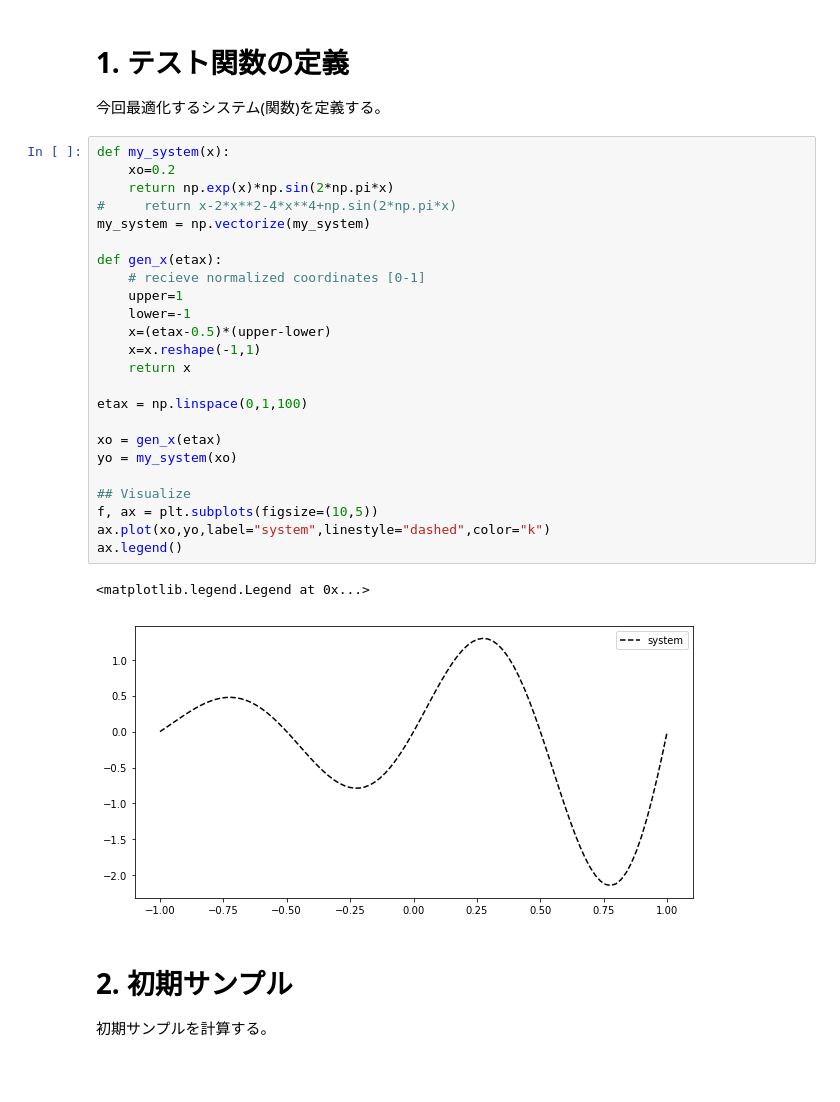
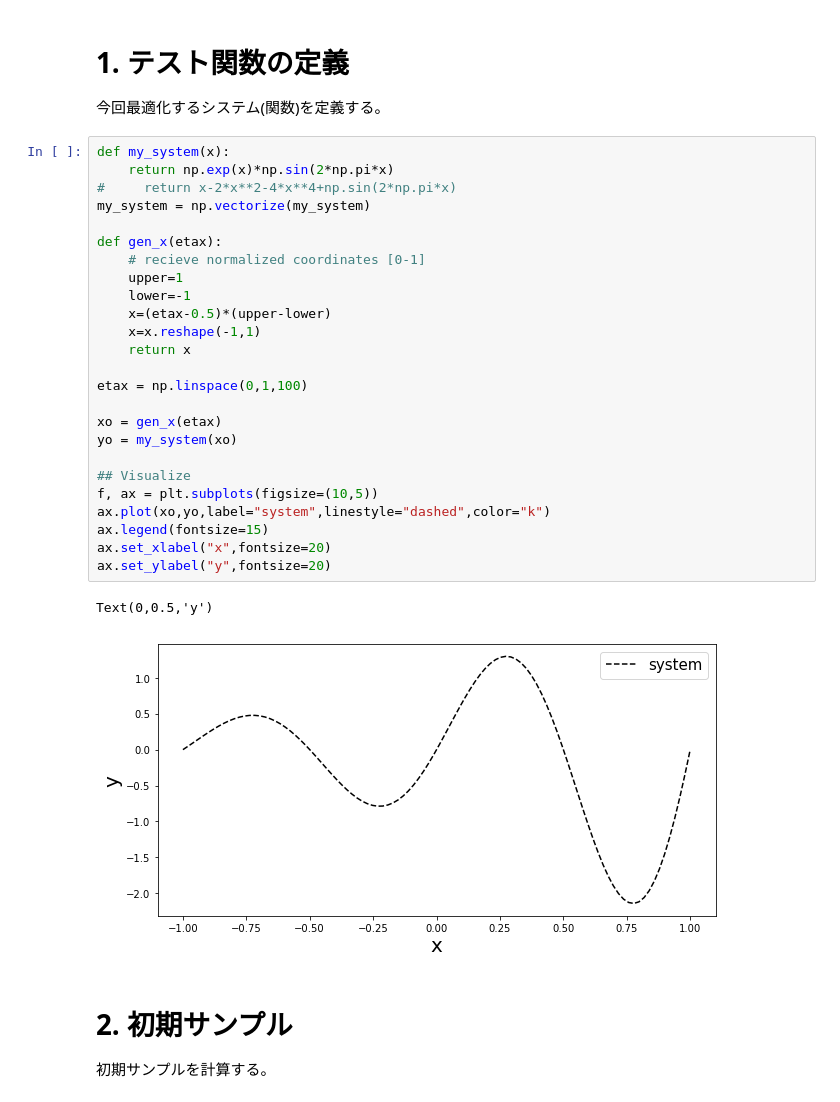
Before and after one commit to kyohei-123/Bayesian-optimization, a Jupyter notebook: BayesianOptimization_1D.ipynb, the cells around one changed output. Drawn from its saved outputs; the diff is of its cells as text; blank space fills up the shorter version.

```diff
--- a/BayesianOptimization_1D.ipynb
+++ b/BayesianOptimization_1D.ipynb
@@ -9,31 +9,32 @@ import plotly.graph_objects as go
 今回最適化するシステム(関数)を定義する。
 # %%
 def my_system(x):
-    xo=0.2
     return np.exp(x)*np.sin(2*np.pi*x)
 #     return x-2*x**2-4*x**4+np.sin(2*np.pi*x)
 my_system = np.vectorize(my_system)
 
 def gen_x(etax):
     # recieve normalized coordinates [0-1]
     upper=1
     lower=-1
     x=(etax-0.5)*(upper-lower)
     x=x.reshape(-1,1)
     return x
 
 etax = np.linspace(0,1,100)
 
 xo = gen_x(etax)
 yo = my_system(xo)
 
 ## Visualize
 f, ax = plt.subplots(figsize=(10,5))
 ax.plot(xo,yo,label="system",linestyle="dashed",color="k")
-ax.legend()
+ax.legend(fontsize=15)
+ax.set_xlabel("x",fontsize=20)
+ax.set_ylabel("y",fontsize=20)
 # %% [output]
-<matplotlib.legend.Legend at 0x...>
+Text(0,0.5,'y')
-[figure, old version]
+[figure, new version]
 # %% [markdown]
 # 2. 初期サンプル
 初期サンプルを計算する。
```
Also changed, not shown: parts of 11 cells of this notebook.
